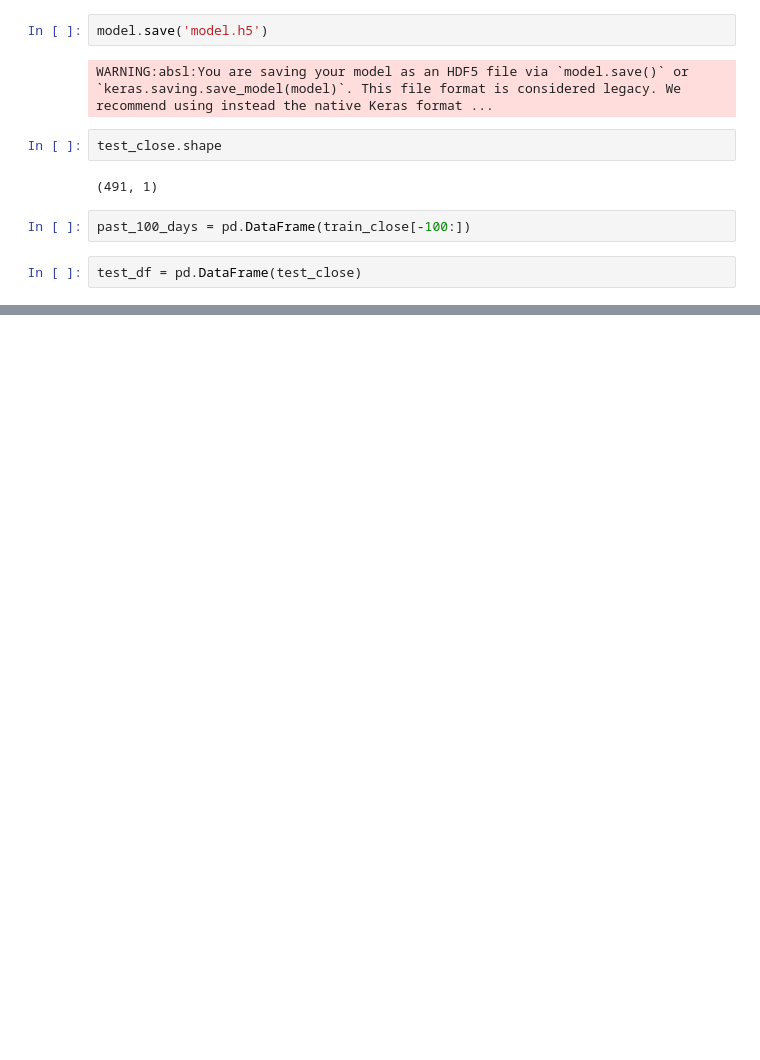
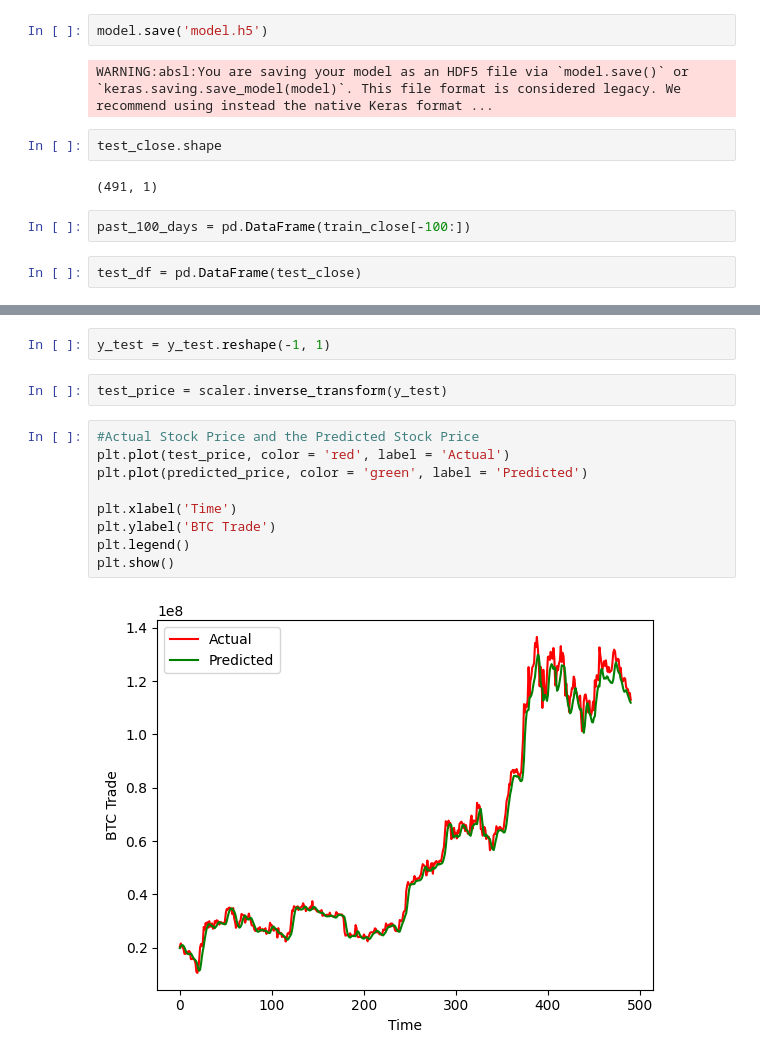
Before and after one commit to GilbertTcheugoue/Backtesting-Infrastructure-CryptoTrading, a Jupyter notebook: notebooks/LSTM_model.ipynb, the cells around one changed output, grey strips where cells are left out. Saved outputs shown, nothing was run; the diff lists cells and outputs as text; blank space fills up the shorter version.

```diff
--- a/notebooks/LSTM_model.ipynb
+++ b/notebooks/LSTM_model.ipynb
@@ -210,0 +367,15 @@ test_df = pd.DataFrame(test_close)
+# %%
+y_test = y_test.reshape(-1, 1)
+# %%
+test_price = scaler.inverse_transform(y_test)
+# %%
+#Actual Stock Price and the Predicted Stock Price
+plt.plot(test_price, color = 'red', label = 'Actual')
+plt.plot(predicted_price, color = 'green', label = 'Predicted')
+
+plt.xlabel('Time')
+plt.ylabel('BTC Trade')
+plt.legend()
+plt.show()
+# %% [output]
+[figure, added]
```
Also changed, not shown: parts of 21 cells of this notebook, 1 other file.
